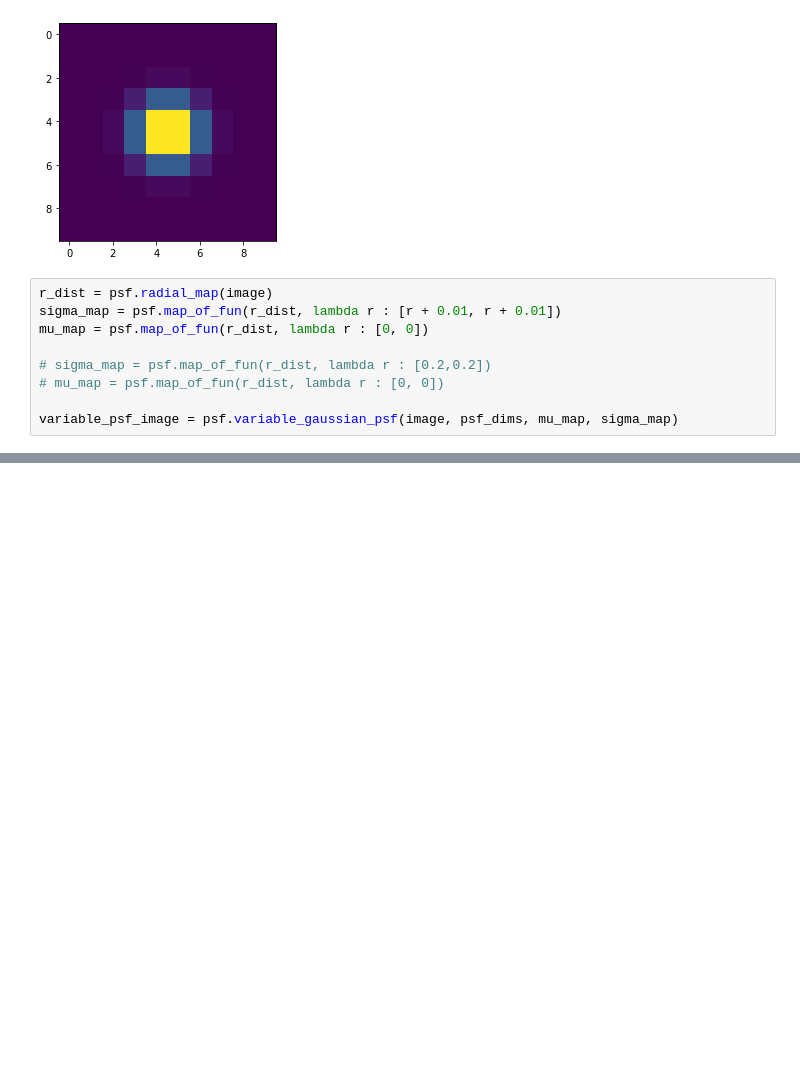
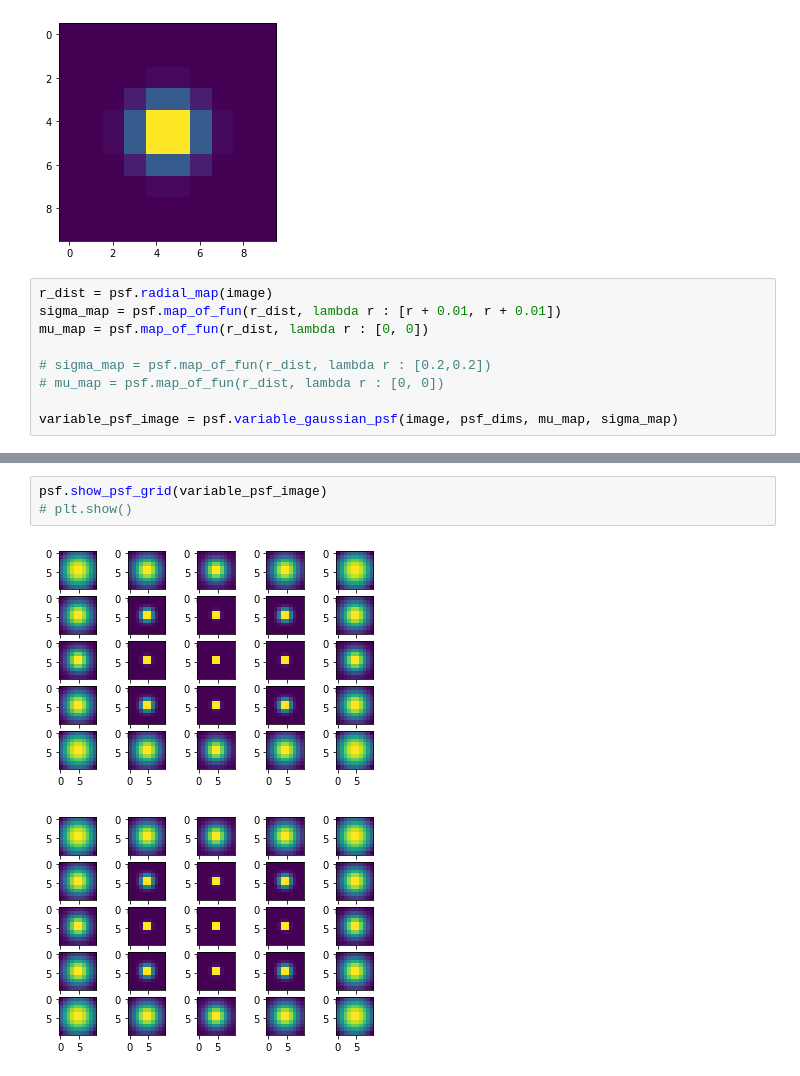
Before and after one commit to ctr26/pydeconv, a Jupyter notebook: notebooks/2D_variable_psf.ipynb, the cells around one changed output, grey strips where cells are left out. Drawn from its saved outputs; the diff is of its cells as text; blank space fills up the shorter version.

```diff
--- a/notebooks/2D_variable_psf.ipynb
+++ b/notebooks/2D_variable_psf.ipynb
@@ -33,0 +34,6 @@ plt.imshow(variable_psf_image[64,64])
+# %%
+psf.show_psf_grid(variable_psf_image)
+# plt.show()
+# %% [output]
+[figure, added]
+[figure, added]
```
Also changed, not shown: parts of 98 cells of this notebook, 1 other file.
